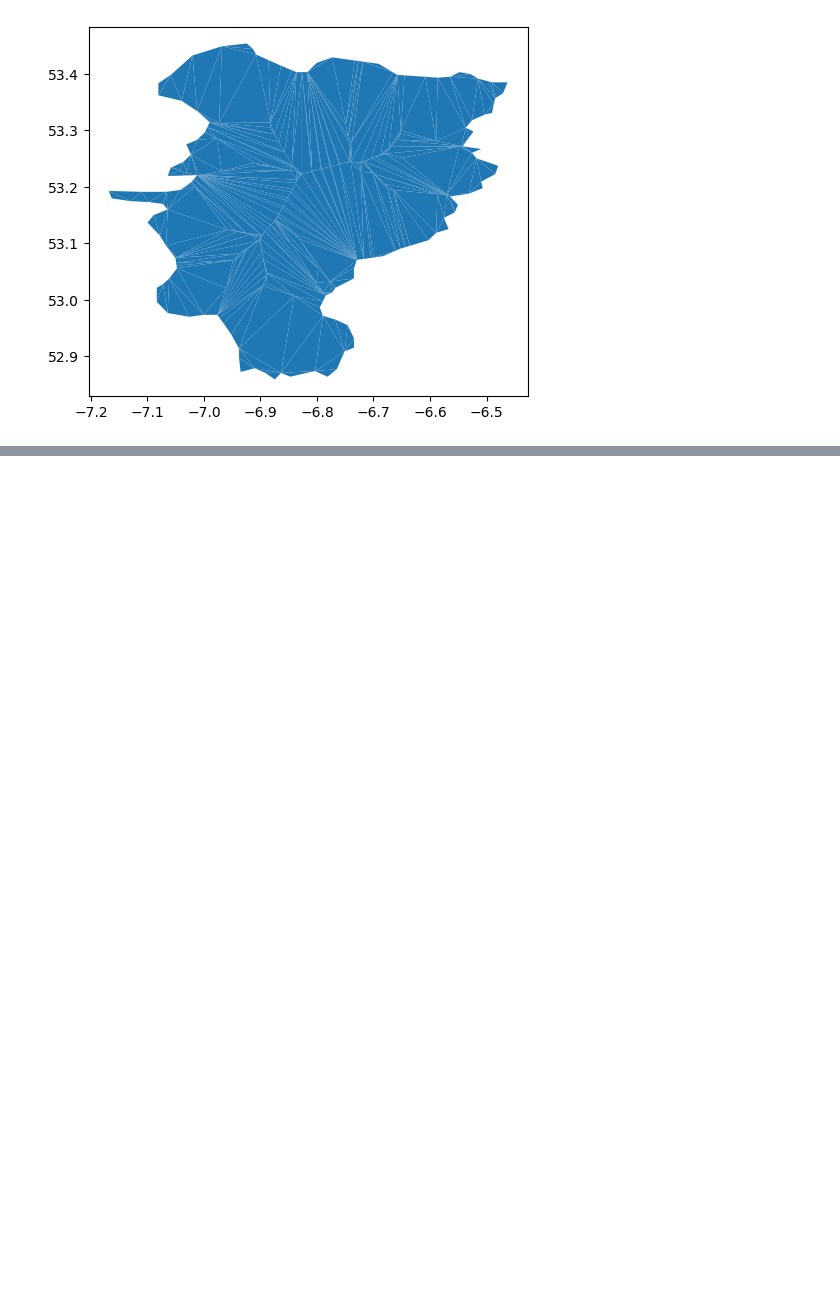
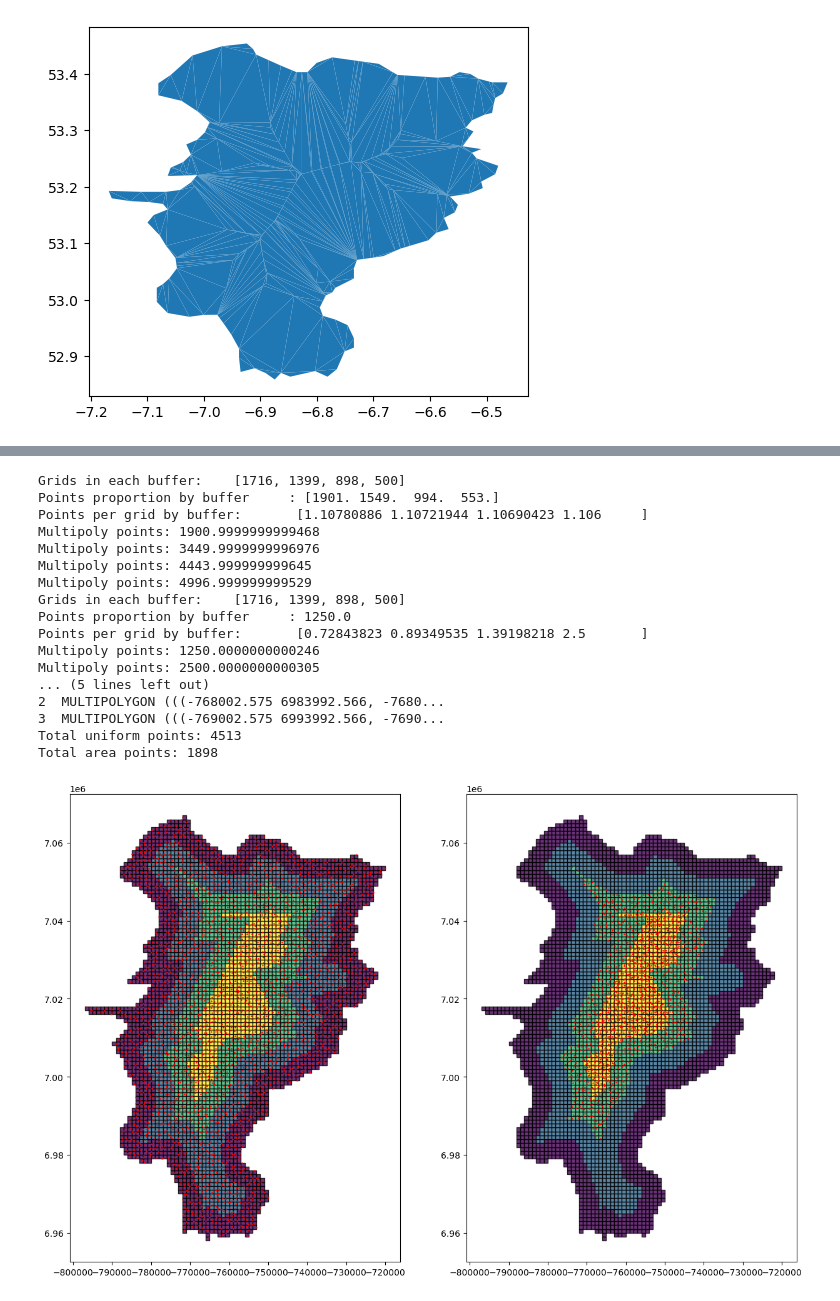
Before and after one commit to paddeaux/radian, a Jupyter notebook: radian_testing.ipynb, the cells around one changed output, grey strips where cells are left out. Drawn from its saved outputs; the diff is of its cells as text; code cells hidden in the pictures; blank space fills up the shorter version.

```diff
--- a/radian_testing.ipynb
+++ b/radian_testing.ipynb
@@ -609,0 +571,68 @@ kildare_grid = create_raster_grid(file_dir='scenarios/kildare/kildare.geojson',s
+# %%
+def points_in_raster_grid(raster_grid, total_points=5000, by_area=False):
+    multipol_lens = [len(multi_poly.geoms) for multi_poly in raster_grid['geometry']]
+
+    if by_area:
+        multipoly_nums = np.round(total_points / 4)
+        multipoly_blocks = multipoly_nums / multipol_lens
+    else:
+        multipoly_nums = np.floor(total_points * (multipol_lens / np.sum(multipol_lens)))
+        multipoly_blocks = multipoly_nums / multipol_lens
+
+    print("Grids in each buffer:\t", multipol_lens)
+    print("Points proportion by buffer\t:", multipoly_nums)
+    print("Points per grid by buffer:\t", multipoly_blocks)
+
+    points_list = []
+    multi_poly_counter = 0
+    for i, multi_poly in enumerate(raster_grid['geometry']):
+
+        for poly in multi_poly.geoms:
+            points_list += uniform_points_in_polygon(poly, round(multipoly_blocks[i]), to_list=True)
+            multi_poly_counter += multipoly_blocks[i]
+        print("Multipoly points:", multi_poly_counter)
+
+    grid_gdf = gpd.GeoDataFrame(pd.DataFrame(points_list, columns=['geometry']), geometry='geometry')
+
+    return grid_gdf
+
+kildare_original = gpd.read_file('scenarios/kildare/kildare.geojson').to_crs('EPSG:3857')
+kildare_grid = create_raster_grid(file_dir='scenarios/kildare/kildare.geojson',size_in_km=1, to_file=False, plot=False)
+kildare_points_uniform = points_in_raster_grid(kildare_grid, by_area=False)
+kildare_points_byarea = points_in_raster_grid(kildare_grid, by_area=True)
+
+
+print(kildare_grid)
+print("Total uniform points:", len(kildare_points_uniform))
+print("Total area points:", len(kildare_points_byarea))
+fig, axs = plt.subplots(1,2, figsize=(15,10))
+
+
+for ax in axs:
+    #kildare_original.plot(ax=ax)
+    kildare_grid.plot(ax=ax, edgecolor='black', cmap='viridis', alpha=0.8)
+
+kildare_points_uniform.plot(ax=axs[0], color='red', markersize=0.5)
+kildare_points_byarea.plot(ax=axs[1], color='red', markersize=0.5)
+
+
+plt.show()
+# %% [output]
+Grids in each buffer:    [1716, 1399, 898, 500]
+Points proportion by buffer     : [1901. 1549.  994.  553.]
+Points per grid by buffer:       [1.10780886 1.10721944 1.10690423 1.106     ]
+Multipoly points: 1900.9999999999468
+Multipoly points: 3449.9999999996976
+Multipoly points: 4443.999999999645
+Multipoly points: 4996.999999999529
+Grids in each buffer:    [1716, 1399, 898, 500]
+Points proportion by buffer     : 1250.0
+Points per grid by buffer:       [0.72843823 0.89349535 1.39198218 2.5       ]
+Multipoly points: 1250.0000000000246
+Multipoly points: 2500.0000000000305
+... (5 lines left out)
+2  MULTIPOLYGON (((-768002.575 6983992.566, -7680...
+3  MULTIPOLYGON (((-769002.575 6993992.566, -7690...
+Total uniform points: 4513
+Total area points: 1898
+[figure, added]
```
Also changed, not shown: parts of 5 cells of this notebook.
